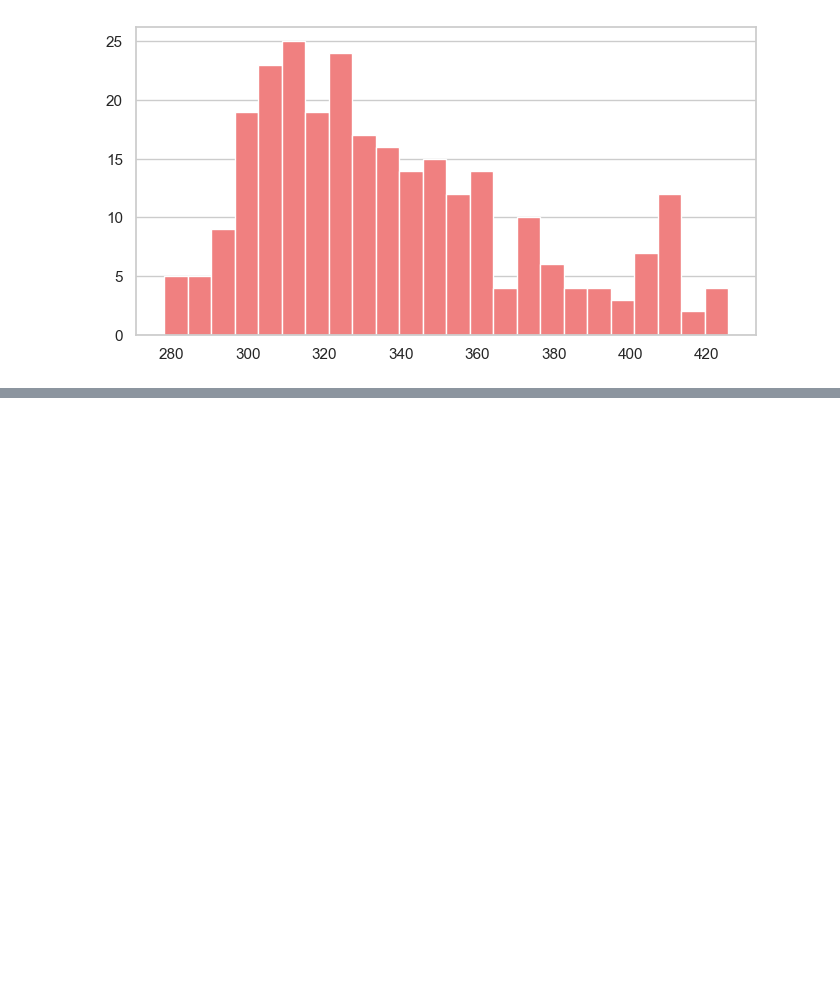
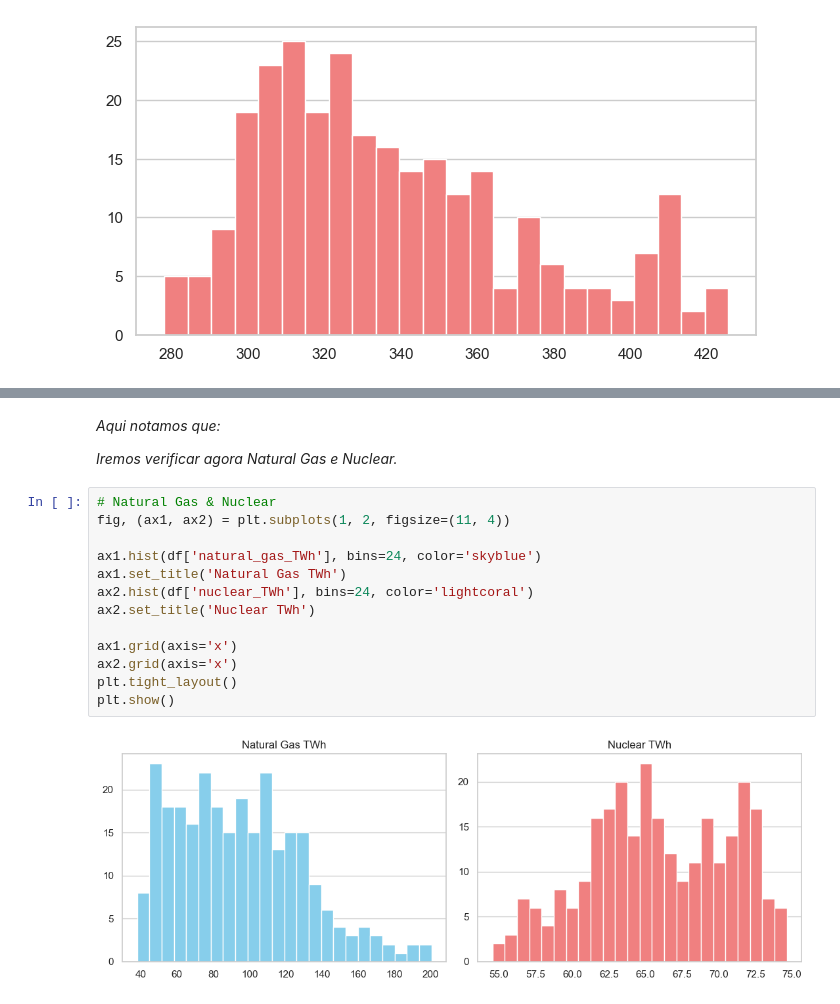
Before and after one commit to thiagonazario/Project_EnergyGeneration_USA, a Jupyter notebook: Project_EnergyGeneration_USA.ipynb, the cells around one changed output, grey strips where cells are left out. Saved outputs shown, nothing was run; the diff lists cells and outputs as text; blank space fills up the shorter version.

```diff
--- a/Project_EnergyGeneration_USA.ipynb
+++ b/Project_EnergyGeneration_USA.ipynb
@@ -319,0 +339,19 @@ plt.show()
+# %% [markdown]
+*Aqui notamos que:*
+
+*Iremos verificar agora Natural Gas e Nuclear.*
+# %%
+# Natural Gas & Nuclear
+fig, (ax1, ax2) = plt.subplots(1, 2, figsize=(11, 4))
+
+ax1.hist(df['natural_gas_TWh'], bins=24, color='skyblue')
+ax1.set_title('Natural Gas TWh')
+ax2.hist(df['nuclear_TWh'], bins=24, color='lightcoral')
+ax2.set_title('Nuclear TWh')
+
+ax1.grid(axis='x')
+ax2.grid(axis='x')
+plt.tight_layout()
+plt.show()
+# %% [output]
+[figure, added]
```
Also changed, not shown: parts of 15 cells of this notebook.
